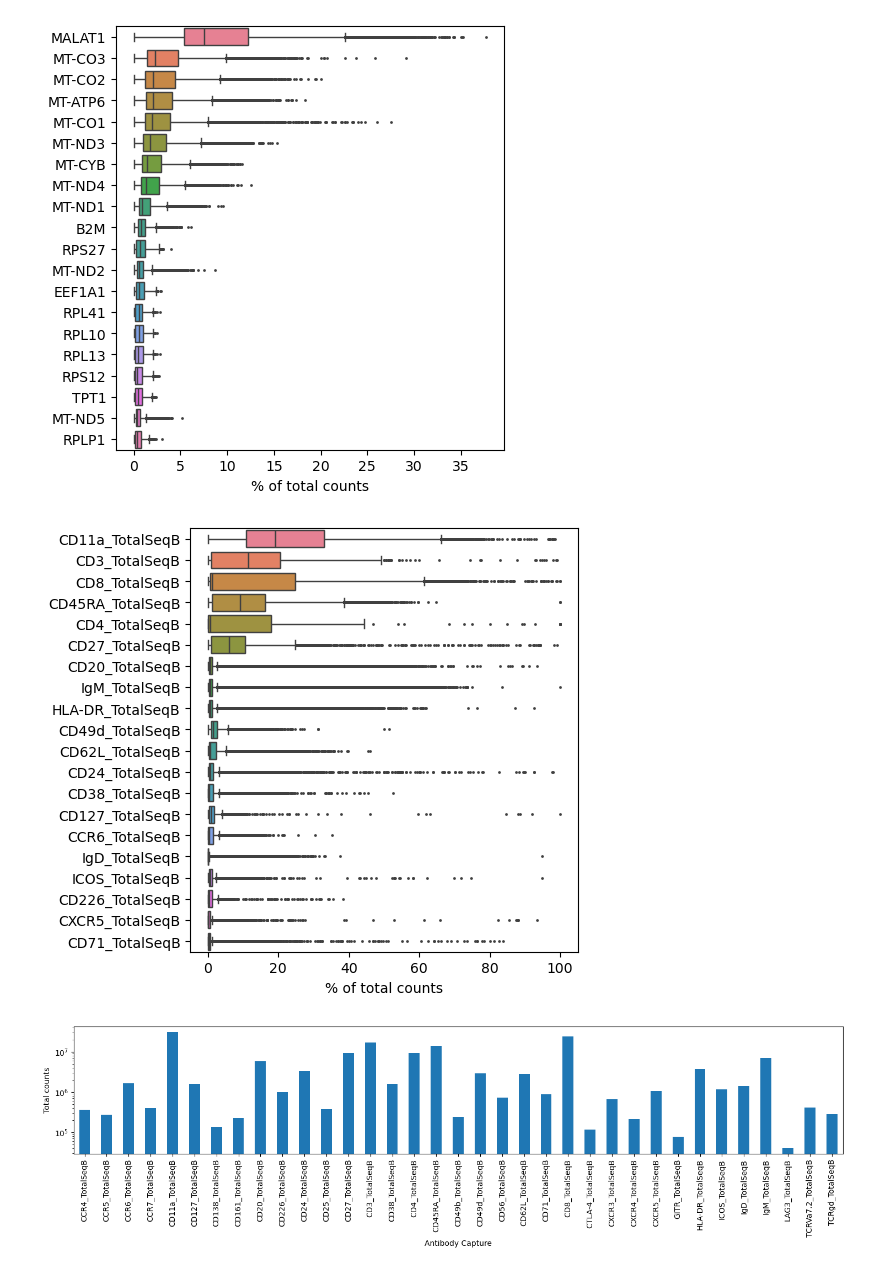
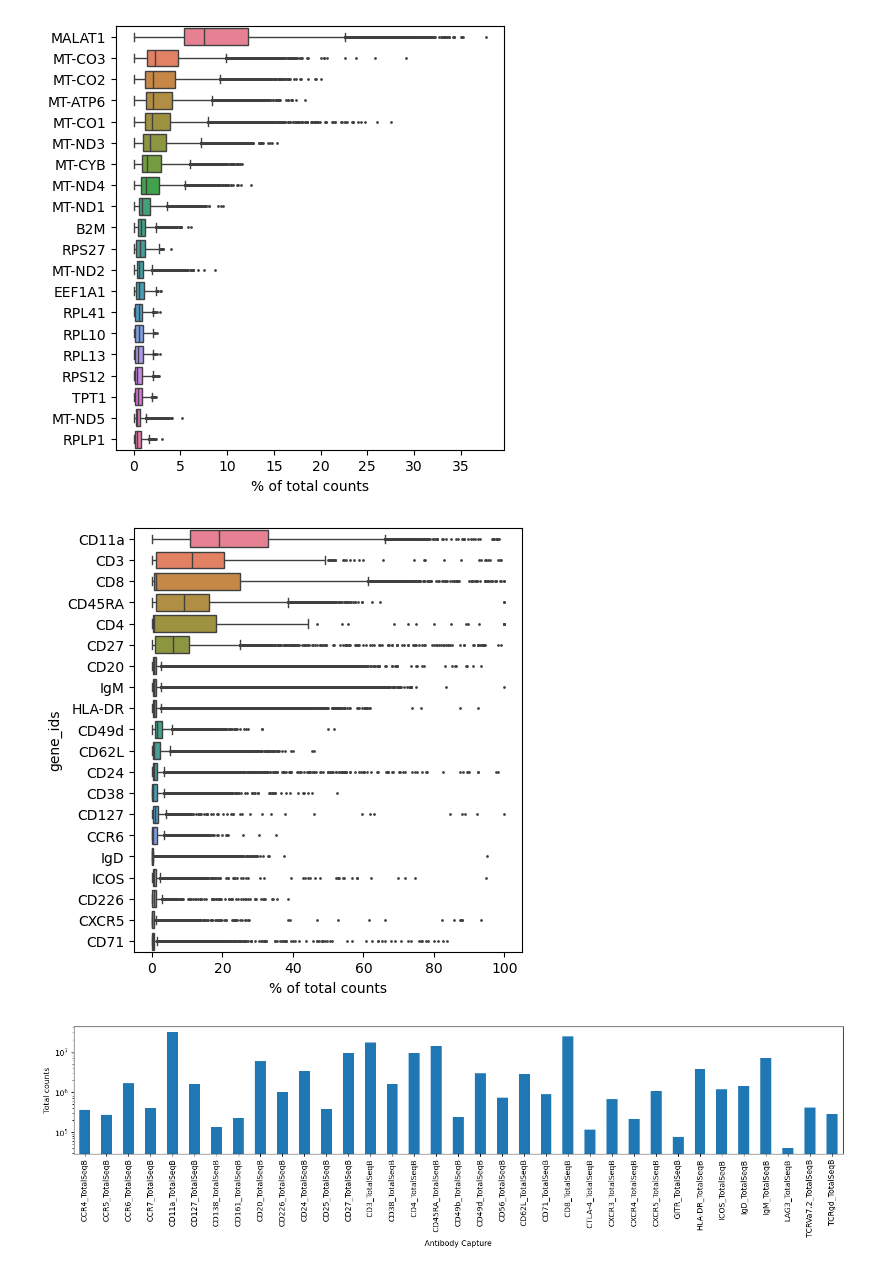
Before and after one commit to multi-omics-integration-for-MS/MS-GEO-Datasets, a Jupyter notebook: GSE239626/EDA.ipynb, the cells around one changed output. Cells and saved outputs as stored; diff of their text form; code cells hidden in the pictures.

```diff
--- a/GSE239626/EDA.ipynb
+++ b/GSE239626/EDA.ipynb
@@ -101,11 +101,14 @@ adata.var[adata.var['feature_types'] == 'Gene Expression'].describe()
 sc.pl.highest_expr_genes(adata[:, adata.var['feature_types'] == 'Gene Expression'], n_top=20);
 # %% [output]
 [figure]
+# %%
+adata[:, adata.var['feature_types'] == 'Antibody Capture'].var_names = adata[
+    :, adata.var['feature_types'] == 'Antibody Capture'].var_names.str.split('_').str[0]
 # %%
 # visualize most highly expressed genes
-sc.pl.highest_expr_genes(adata[:, adata.var['feature_types'] == 'Antibody Capture'], n_top=20);
+sc.pl.highest_expr_genes(adata[:, adata.var['feature_types'] == 'Antibody Capture'], n_top=20, gene_symbols='gene_ids');
 # %% [output]
-[figure, old version]
+[figure, new version]
 # %%
 plt.figure(figsize=(18, 3))
 adata.var[adata.var['feature_types'] == 'Antibody Capture']['Total counts'].plot(kind='bar', logy=True, logx=False)
```
Also changed, not shown: parts of 9 cells of this notebook, 2 other files.
